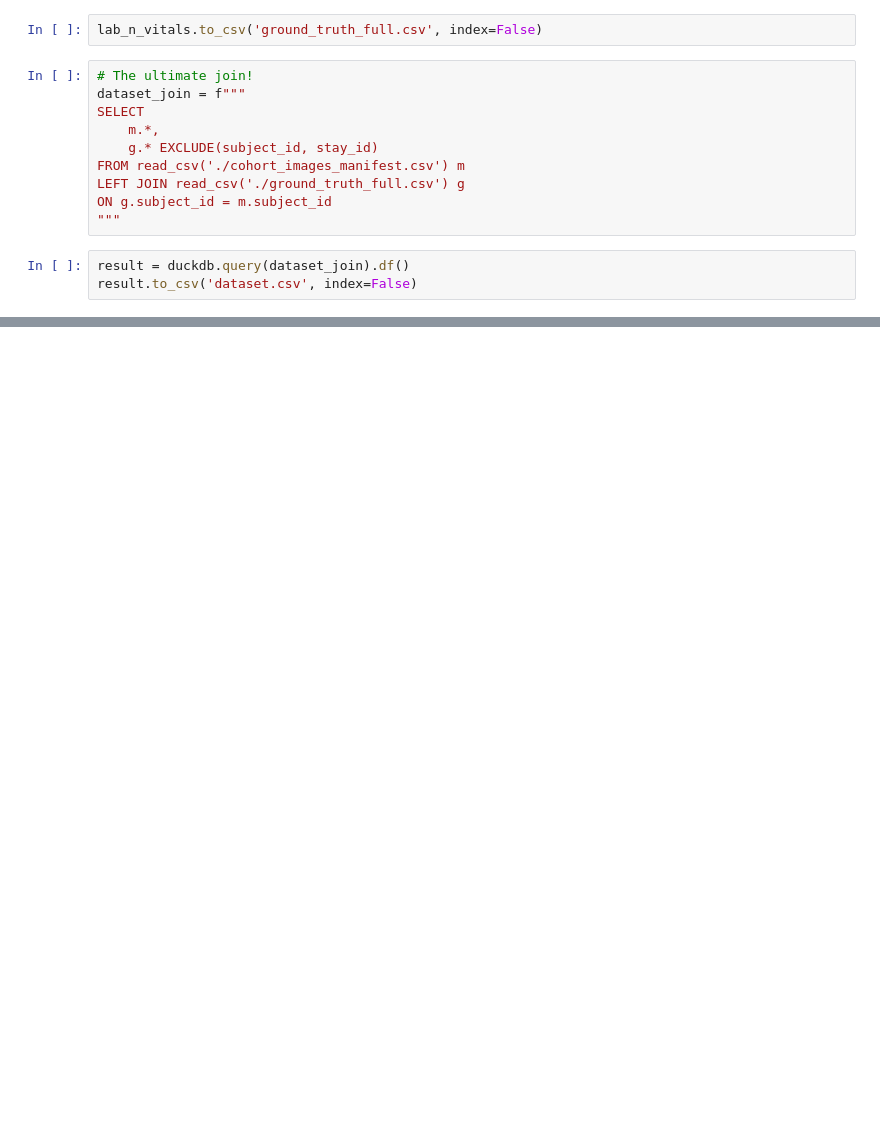
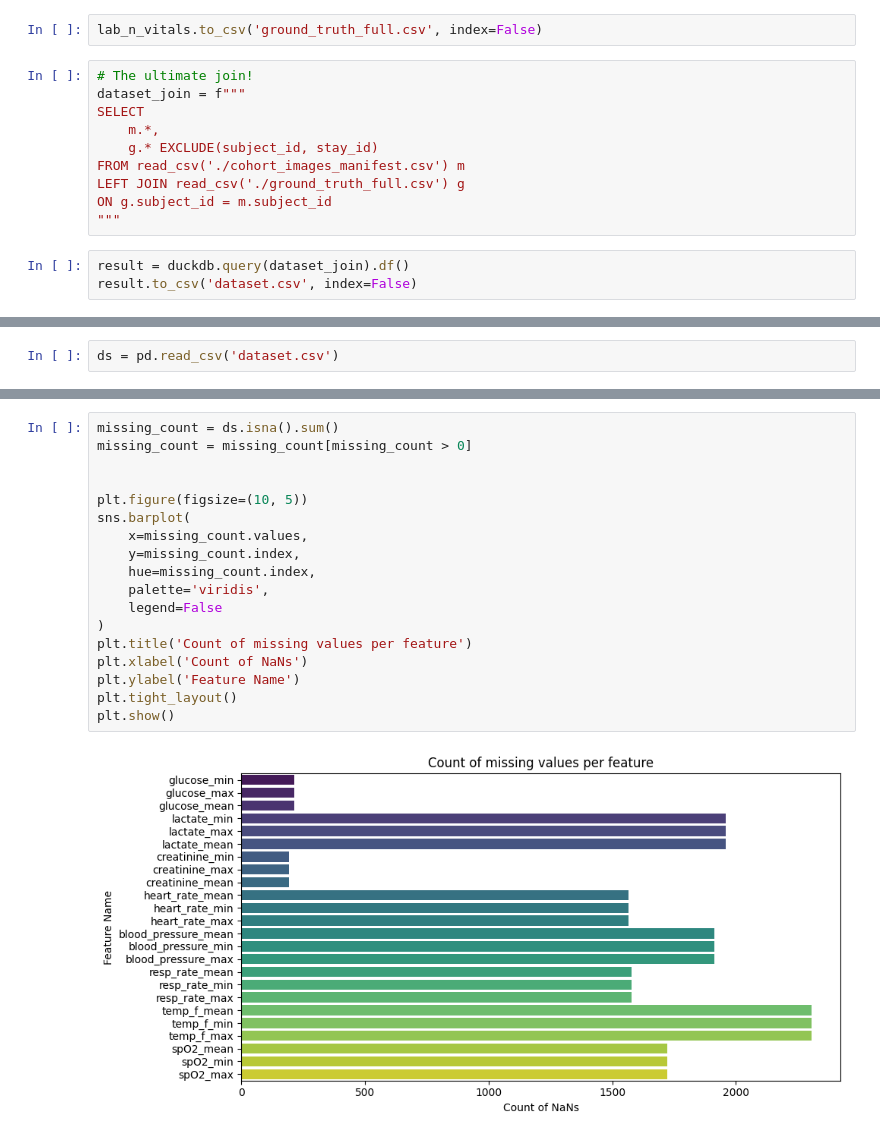
Before and after one commit to Alfablos/mimiciv-multimodal-icu-mortality, a Jupyter notebook: dataset_creation.ipynb, the cells around one changed output, grey strips where cells are left out. Saved outputs shown, nothing was run; the diff lists cells and outputs as text; blank space fills up the shorter version.

```diff
--- a/dataset_creation.ipynb
+++ b/dataset_creation.ipynb
@@ -795,0 +642,2 @@ len(result)
+# %%
+ds = pd.read_csv('dataset.csv')
@@ -795,0 +703,20 @@ len(result)
+# %%
+missing_count = ds.isna().sum()
+missing_count = missing_count[missing_count > 0]
+
+
+plt.figure(figsize=(10, 5))
+sns.barplot(
+	x=missing_count.values,
+  	y=missing_count.index,
+    hue=missing_count.index,
+    palette='viridis',
+    legend=False
+)
+plt.title('Count of missing values per feature')
+plt.xlabel('Count of NaNs')
+plt.ylabel('Feature Name')
+plt.tight_layout()
+plt.show()
+# %% [output]
+[figure, added]
```
Also changed, not shown: parts of 27 cells of this notebook.
